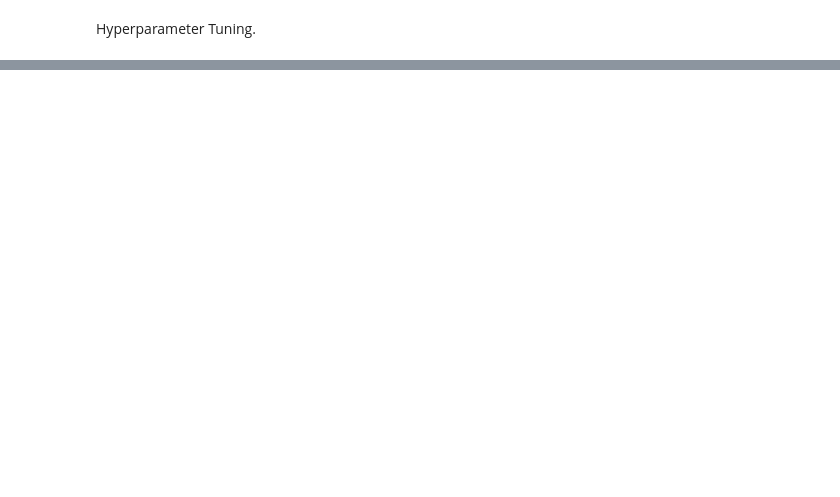
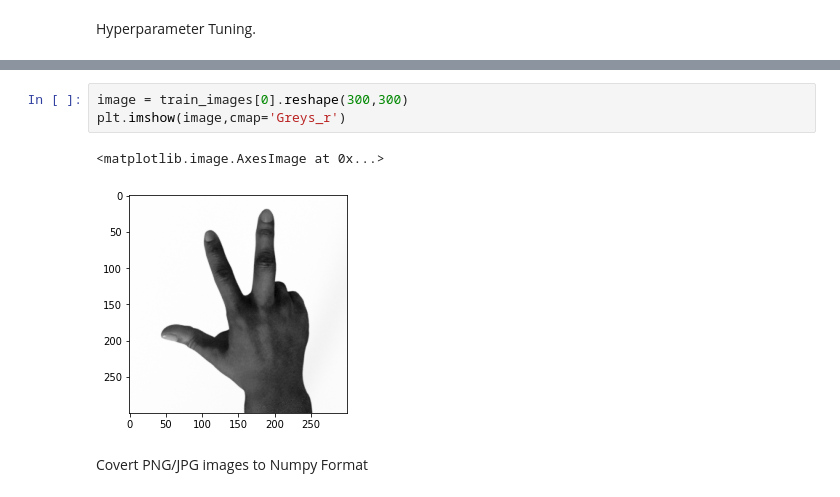
Before and after one commit to muwongelawrence-tech/colab_projects, a Jupyter notebook: hand_recognition.ipynb, the cells around one changed output, grey strips where cells are left out. Saved outputs shown, nothing was run; the diff lists cells and outputs as text; blank space fills up the shorter version.

```diff
--- a/hand_recognition.ipynb
+++ b/hand_recognition.ipynb
@@ -215,0 +327,8 @@ no such option: -u
+# %%
+image = train_images[0].reshape(300,300)
+plt.imshow(image,cmap='Greys_r')
+# %% [output]
+<matplotlib.image.AxesImage at 0x...>
+[figure, added]
+# %% [markdown]
+Covert PNG/JPG images to Numpy Format
```
Also changed, not shown: parts of 18 cells of this notebook.
